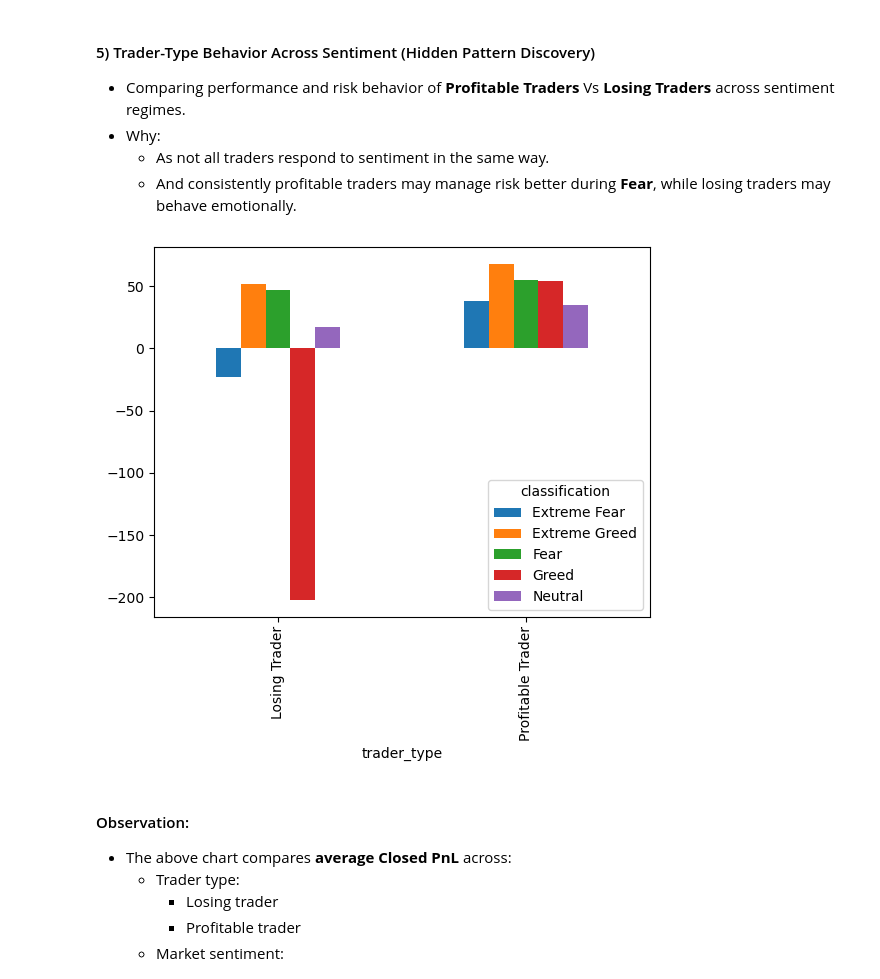
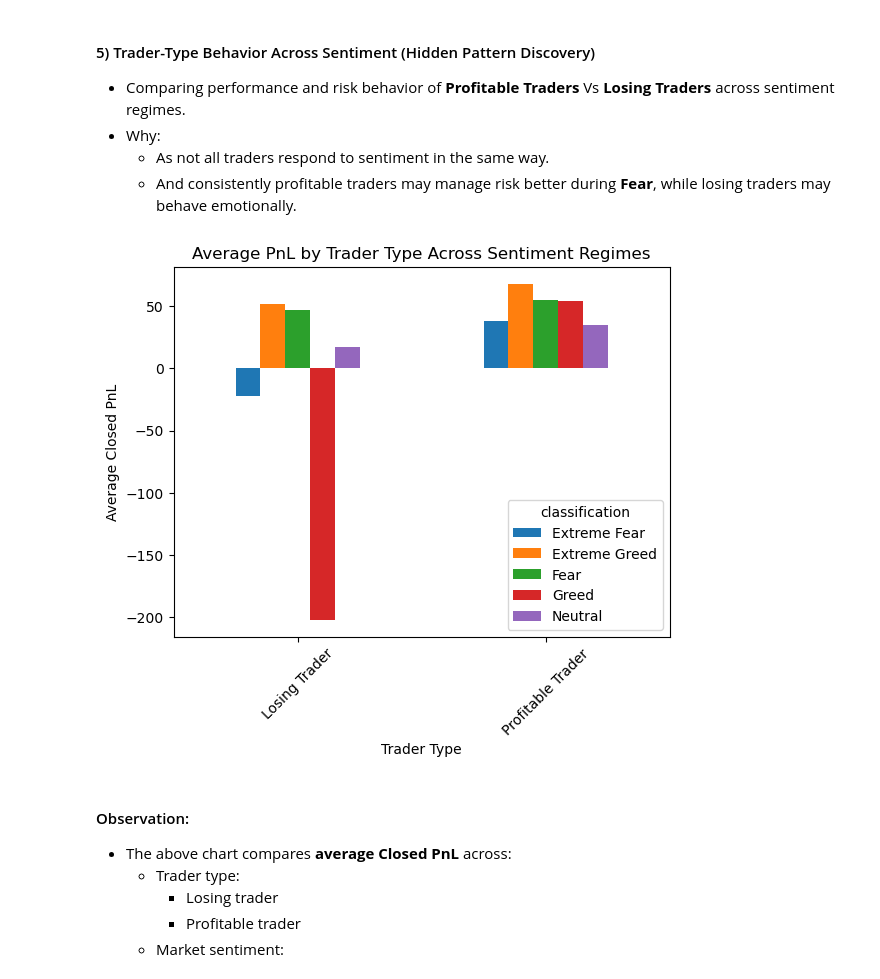
Before and after one commit to Hrishichaudhary/trader-sentiment-analysis, a Jupyter notebook: trader-sentiment-analysis.ipynb, the cells around one changed output. Cells and saved outputs as stored; diff of their text form; code cells hidden in the pictures.

```diff
--- a/trader-sentiment-analysis.ipynb
+++ b/trader-sentiment-analysis.ipynb
@@ -511,9 +540,16 @@ _=df.groupby('classification')['Size USD'].mean().plot(kind = 'bar')
   * As not all traders respond to sentiment in the same way.
   * And consistently profitable traders may manage risk better during **Fear**, while losing traders may behave emotionally.
 # %%
-_=df.groupby(['trader_type','classification'])['Closed PnL'].mean().unstack().plot(kind='bar')
+ax = df.groupby(['trader_type','classification'])['Closed PnL'].mean().unstack().plot(kind='bar')
+
+ax.set_title('Average PnL by Trader Type Across Sentiment Regimes')
+ax.set_xlabel('Trader Type')
+ax.set_ylabel('Average Closed PnL')
+
+plt.xticks(rotation=45)
+plt.show()
 # %% [output]
-[figure, old version]
+[figure, new version]
 # %% [markdown]
 #### Observation:
   * The above chart compares **average Closed PnL** across:
```
Also changed, not shown: parts of 7 cells of this notebook.
